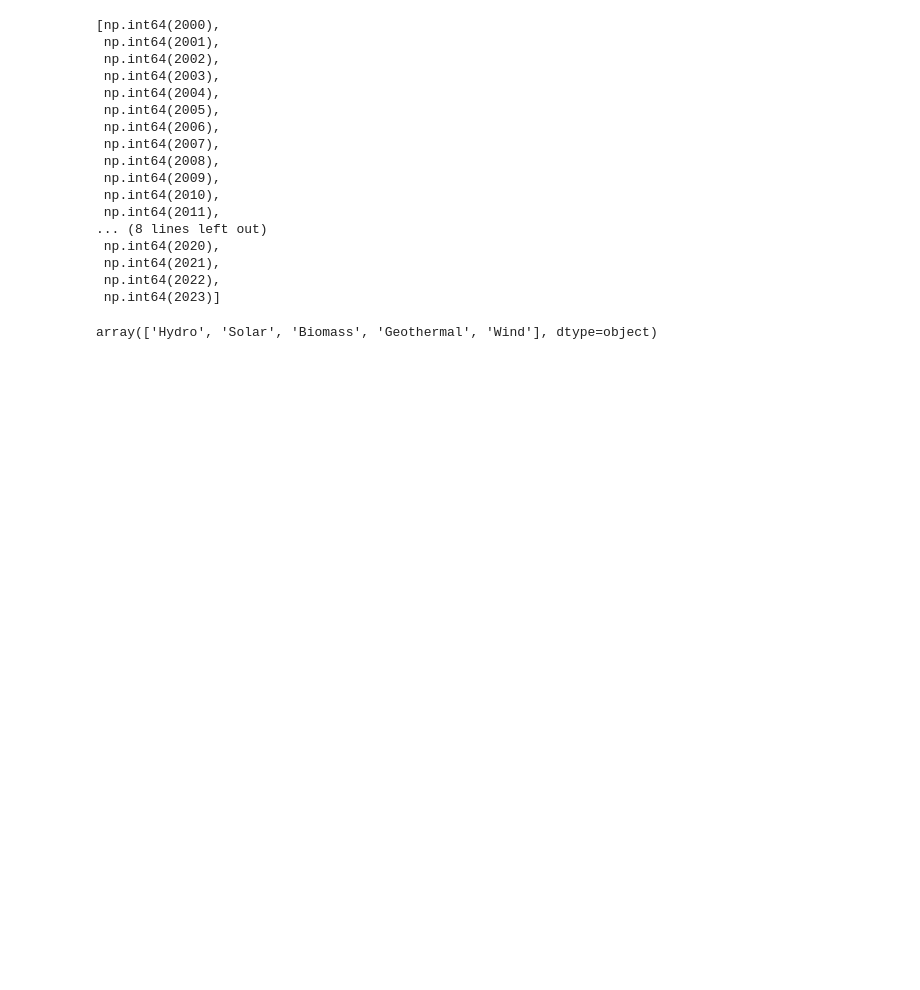
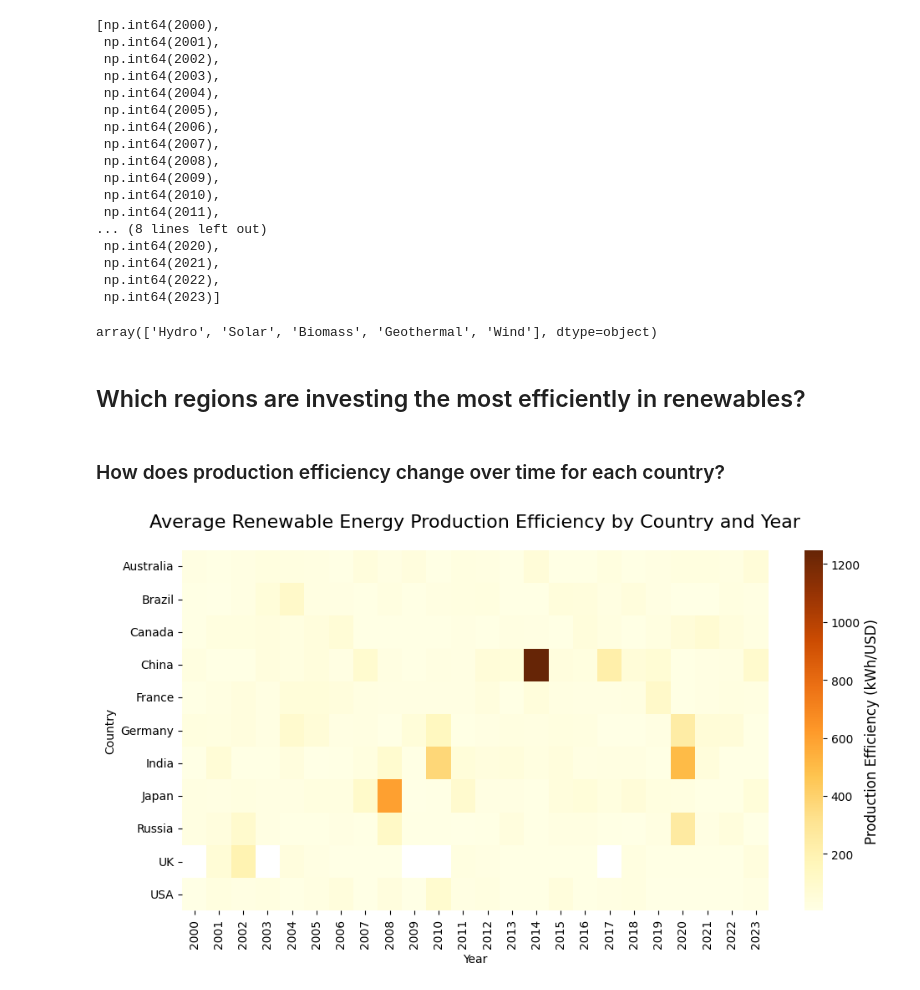
Before and after one commit to imanadeko/Unveiling-Energy-Trends-in-Renewable-Energy, a Jupyter notebook: notebook.ipynb, the cells around one changed output. Drawn from its saved outputs; the diff is of its cells as text; code cells hidden in the pictures; blank space fills up the shorter version.

```diff
--- a/notebook.ipynb
+++ b/notebook.ipynb
@@ -4,6 +4,8 @@ import pandas as pd
 import numpy as np
 import matplotlib.pyplot as plt
 import seaborn as sns
+
+plt.rcParams['figure.figsize'] = (10, 6)
 # %%
 # Import dataset
 energy_data = pd.read_csv("/workspaces/Unveiling-Energy-Trends-in-Renewable-Energy/Training_set_augmented.csv")
@@ -91,3 +93,43 @@ array(['Canada', 'Brazil', 'France', 'Australia', 'Japan', 'China',
  np.int64(2022),
  np.int64(2023)]
 array(['Hydro', 'Solar', 'Biomass', 'Geothermal', 'Wind'], dtype=object)
+# %% [markdown]
+## Which regions are investing the most efficiently in renewables?
+# %%
+# Compute Production Efficiency (kWh/USD) = Production (GWh) / Investments (USD)
+energy_data['Production Efficiency (kWh/USD)'] = (
+    energy_data['Production (GWh)'] / energy_data['Investments (USD)']
+    ) * 1e6
+# %% [markdown]
+### How does production efficiency change over time for each country?
+# %%
+# Pivot table: rows = countries, columns = years
+heatmap_data = energy_data.pivot_table(values='Production Efficiency (kWh/USD)',
+                              index='Country',
+                              columns='Year',
+                              aggfunc='mean'
+                        )
+
+# heatmap_data.describe()
+
+# Plot heatmap
+ax = sns.heatmap(
+    heatmap_data,
+    cmap='YlOrBr',
+    annot=False,
+    cbar_kws={'label': 'Production Efficiency (kWh/USD)'}
+);
+# Set title
+plt.title('Average Renewable Energy Production Efficiency by Country and Year', fontsize=16, pad=20)
+
+# Move the colorbar just below the title
+colorbar = ax.collections[0].colorbar
+colorbar.ax.tick_params(labelsize=10)
+colorbar.set_label('Production Efficiency (kWh/USD)', fontsize=12)
+
+# Adjust layout so title and colorbar have space
+plt.tight_layout(rect=[0, 0, 1, 0.95])  # top space reserved for title
+
+plt.show()
+# %% [output]
+[figure, added]
```
